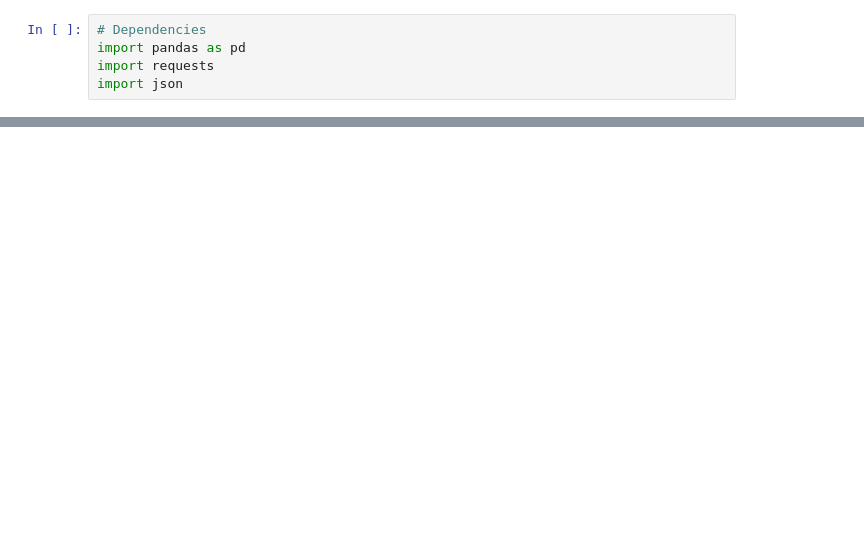
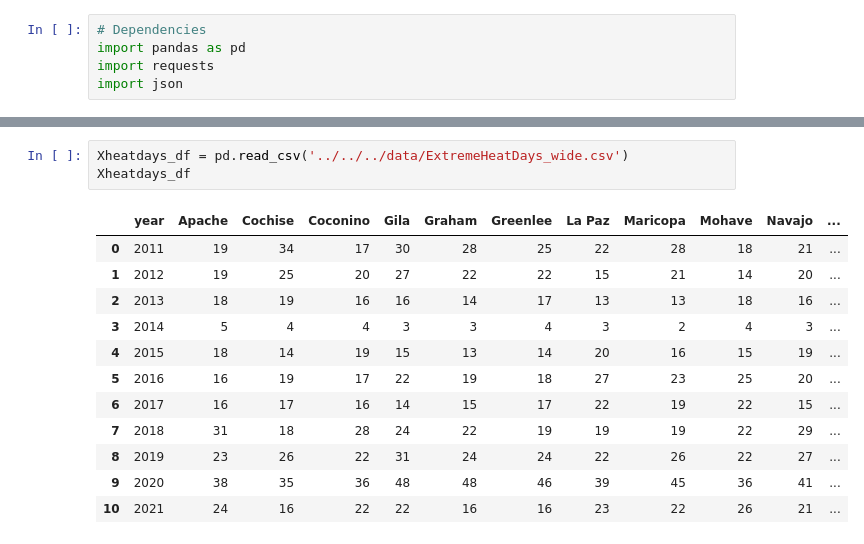
Before and after one commit to Abby-Boulter/Project_3, a Jupyter notebook: arcive_analysis/dakota_analysis/Counties maps/new.ipynb, the cells around one changed output, grey strips where cells are left out. Drawn from its saved outputs; the diff is of its cells as text; blank space fills up the shorter version.

```diff
--- a/arcive_analysis/dakota_analysis/Counties maps/new.ipynb
+++ b/arcive_analysis/dakota_analysis/Counties maps/new.ipynb
@@ -35,0 +22,16 @@ style -> {'stroke': '#000000', 'fill': '#3498DB', 'stroke-width': 1, 'fill-opaci
+# %%
+Xheatdays_df = pd.read_csv('../../../data/ExtremeHeatDays_wide.csv')
+Xheatdays_df
+# %% [output]
+|  | year | Apache | Cochise | Coconino | Gila | Graham | Greenlee | La Paz | Maricopa | Mohave | Navajo | ... |
+| 0 | 2011 | 19 | 34 | 17 | 30 | 28 | 25 | 22 | 28 | 18 | 21 | ... |
+| 1 | 2012 | 19 | 25 | 20 | 27 | 22 | 22 | 15 | 21 | 14 | 20 | ... |
+| 2 | 2013 | 18 | 19 | 16 | 16 | 14 | 17 | 13 | 13 | 18 | 16 | ... |
+| 3 | 2014 | 5 | 4 | 4 | 3 | 3 | 4 | 3 | 2 | 4 | 3 | ... |
+| 4 | 2015 | 18 | 14 | 19 | 15 | 13 | 14 | 20 | 16 | 15 | 19 | ... |
+| 5 | 2016 | 16 | 19 | 17 | 22 | 19 | 18 | 27 | 23 | 25 | 20 | ... |
+| 6 | 2017 | 16 | 17 | 16 | 14 | 15 | 17 | 22 | 19 | 22 | 15 | ... |
+| 7 | 2018 | 31 | 18 | 28 | 24 | 22 | 19 | 19 | 19 | 22 | 29 | ... |
+| 8 | 2019 | 23 | 26 | 22 | 31 | 24 | 24 | 22 | 26 | 22 | 27 | ... |
+| 9 | 2020 | 38 | 35 | 36 | 48 | 48 | 46 | 39 | 45 | 36 | 41 | ... |
+| 10 | 2021 | 24 | 16 | 22 | 22 | 16 | 16 | 23 | 22 | 26 | 21 | ... |
```
Also changed, not shown: parts of 4 cells of this notebook.
